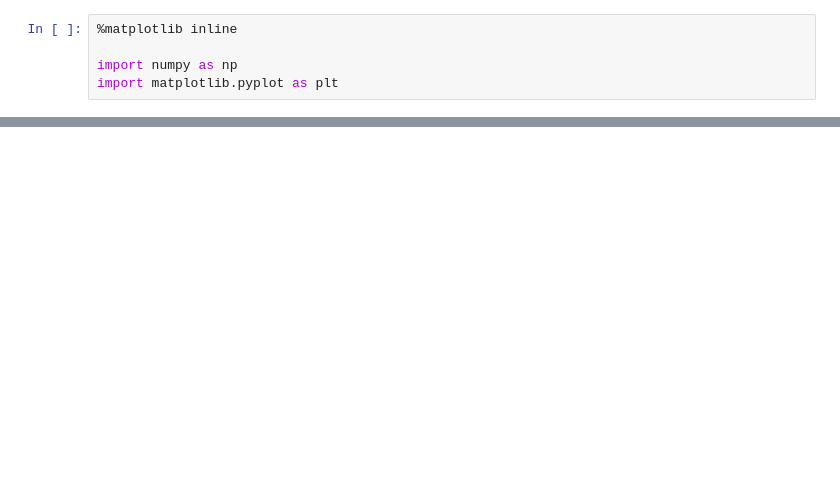
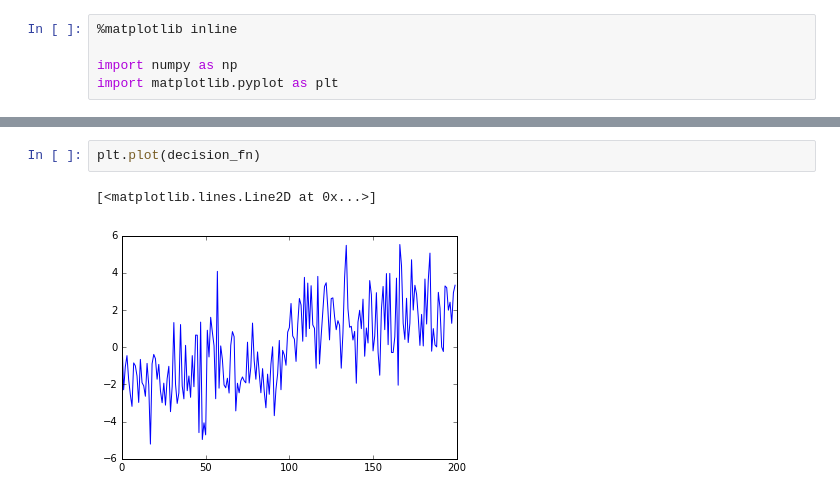
Before and after one commit to algorithmcardboard/Kernel-Based-Approach-for-Change-Point-Detection, a Jupyter notebook: simulation/Simulation 1D.ipynb, the cells around one changed output, grey strips where cells are left out. Cells and saved outputs as stored; diff of their text form; blank space fills up the shorter version.

```diff
--- a/simulation/Simulation 1D.ipynb
+++ b/simulation/Simulation 1D.ipynb
@@ -17,0 +62,5 @@ plt.plot(TS)
+# %%
+plt.plot(decision_fn)
+# %% [output]
+[<matplotlib.lines.Line2D at 0x...>]
+[figure, added]
```
Also changed, not shown: parts of 10 cells of this notebook, 1 other file.
